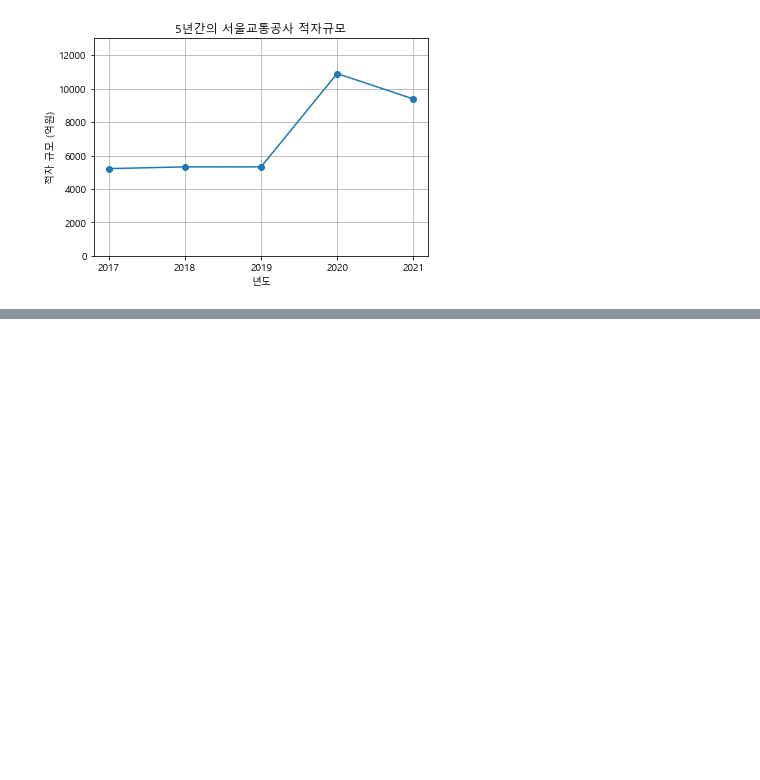
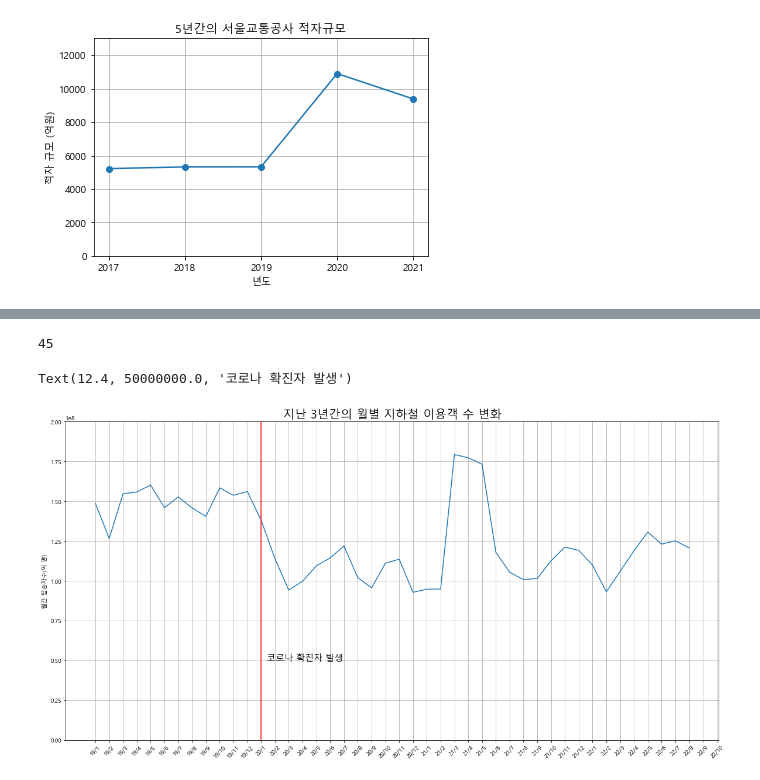
Before and after one commit to jmlee8939/seoul_metro_profit_analysis, a Jupyter notebook: EDA.ipynb, the cells around one changed output, grey strips where cells are left out. Drawn from its saved outputs; the diff is of its cells as text; code cells hidden in the pictures; blank space fills up the shorter version.

```diff
--- a/EDA.ipynb
+++ b/EDA.ipynb
@@ -81,0 +90,4 @@ Text(0.5, 1.0, '5년간의 서울교통공사 적자규모')
+# %%
+df2 = pd.read_csv(os.getcwd() + "//data//" + csv_list[2], header=0)
+# %%
+df2.drop(index=[0,1,6], inplace=True)
@@ -81,0 +103,19 @@ Text(0.5, 1.0, '5년간의 서울교통공사 적자규모')
+# %%
+df2.set_index(df2.columns[0], inplace=True)
+# %%
+12*3 +9
+# %% [output]
+45
+# %%
+plt.figure(figsize=(20, 10))
+plt.plot(df2.to_numpy().flatten())
+plt.xticks(range(0,48), [str(k) + '/' + j for k in range(19, 23) for j in [ str(i) for i in range(1, 13)]], rotation=45)
+plt.ylim((0, 2e8))
+plt.ylabel('월간 탑승자수(억 명)')
+plt.grid()
+plt.title("지난 3년간의 월별 지하철 이용객 수 변화", size=20)
+plt.vlines(x = 12, colors='red', ymin=0, ymax=2e8)
+plt.text(x=12.4, y= 0.5e8, s='코로나 확진자 발생', size = 15)
+# %% [output]
+Text(12.4, 50000000.0, '코로나 확진자 발생')
+[figure, added]
```
Also changed, not shown: parts of 6 cells of this notebook, 2 other files.
